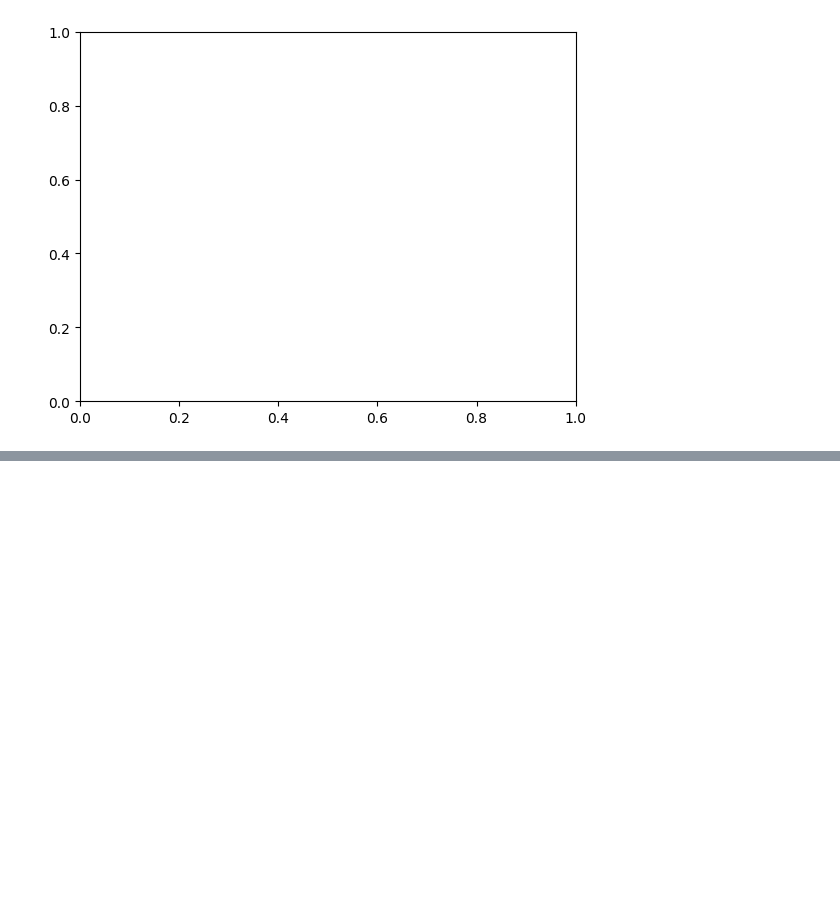
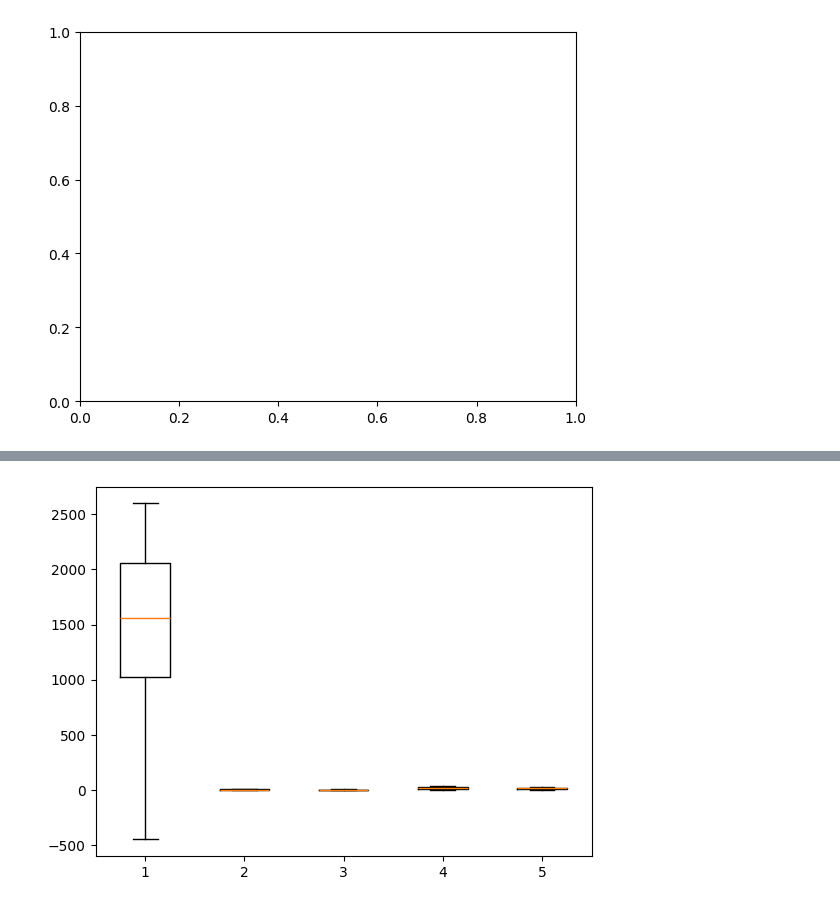
Before and after one commit to roshan-pardeshi/machine-learning, a Jupyter notebook: machine learning/day_6.ipynb, the cells around one changed output, grey strips where cells are left out. Cells and saved outputs as stored; diff of their text form; code cells hidden in the pictures; blank space fills up the shorter version.

```diff
--- a/machine learning/day_6.ipynb
+++ b/machine learning/day_6.ipynb
@@ -260,0 +458,4 @@ ValueError: x and y must be the same size
+# %%
+a = df["Price_INR"].mode()
+# %%
+df["Price_INR"] = df["Price_INR"].fillna(a[0])
@@ -260,0 +485,4 @@ ValueError: x and y must be the same size
+# %%
+df["Furnishing"] = df["Furnishing"].apply(lambda x:x.capitalize())
+# %%
+df.loc[df["Furnishing"]=="Semi furnished","Furnishing"]="Semi-furnished"
@@ -260,0 +533,5 @@ ValueError: x and y must be the same size
+# %%
+plt.boxplot(df[["Area_sqft","Bedrooms","Bathrooms","Age_years","Distance_to_City_km"]])
+plt.show()
+# %% [output]
+[figure, added]
```
Also changed, not shown: parts of 71 cells of this notebook.
